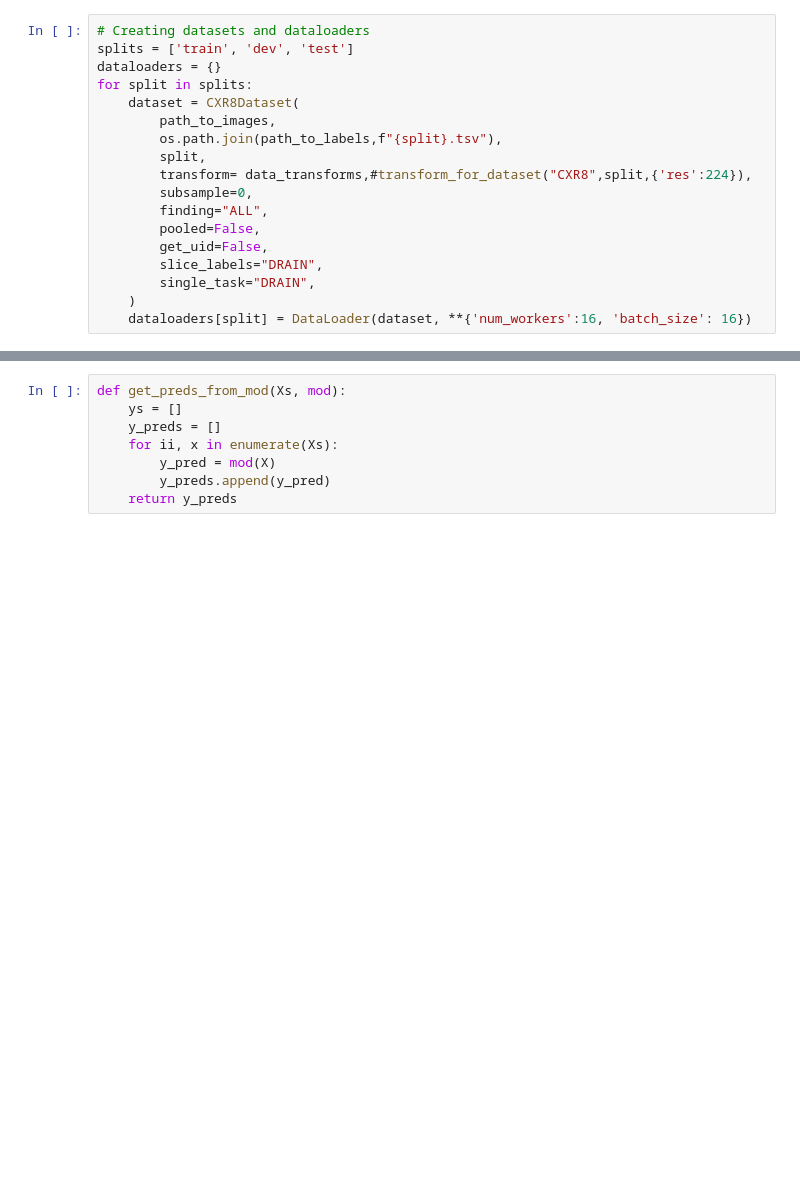
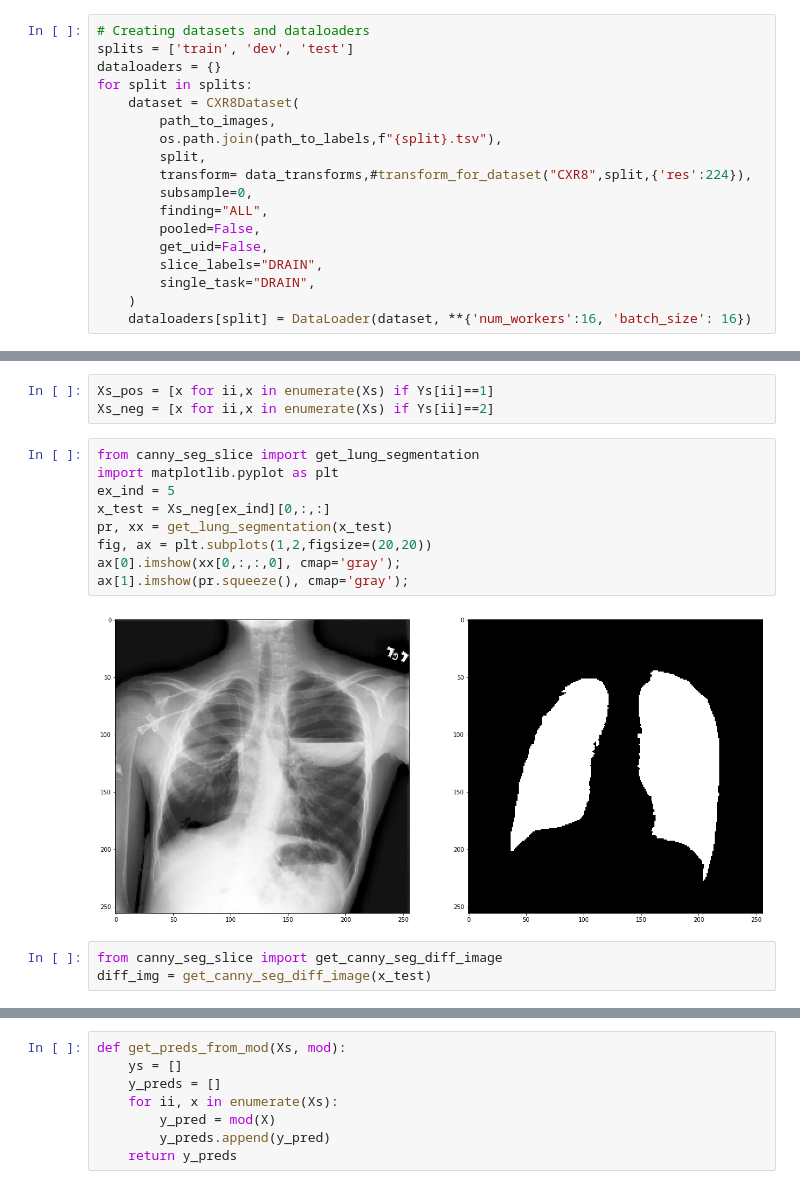
Before and after one commit to tsy935/metal, a Jupyter notebook: metal/mmtl/cxr/analysis/notebooks/slice_function_dev.ipynb, the cells around one changed output, grey strips where cells are left out. Drawn from its saved outputs; the diff is of its cells as text; blank space fills up the shorter version.

```diff
--- a/metal/mmtl/cxr/analysis/notebooks/slice_function_dev.ipynb
+++ b/metal/mmtl/cxr/analysis/notebooks/slice_function_dev.ipynb
@@ -54,0 +85,17 @@ for split in splits:
+# %%
+Xs_pos = [x for ii,x in enumerate(Xs) if Ys[ii]==1]
+Xs_neg = [x for ii,x in enumerate(Xs) if Ys[ii]==2]
+# %%
+from canny_seg_slice import get_lung_segmentation
+import matplotlib.pyplot as plt
+ex_ind = 5
+x_test = Xs_neg[ex_ind][0,:,:]
+pr, xx = get_lung_segmentation(x_test)
+fig, ax = plt.subplots(1,2,figsize=(20,20))
+ax[0].imshow(xx[0,:,:,0], cmap='gray');
+ax[1].imshow(pr.squeeze(), cmap='gray');
+# %% [output]
+[figure, added]
+# %%
+from canny_seg_slice import get_canny_seg_diff_image
+diff_img = get_canny_seg_diff_image(x_test)
```
Also changed, not shown: parts of 15 cells of this notebook, 2 other files.
